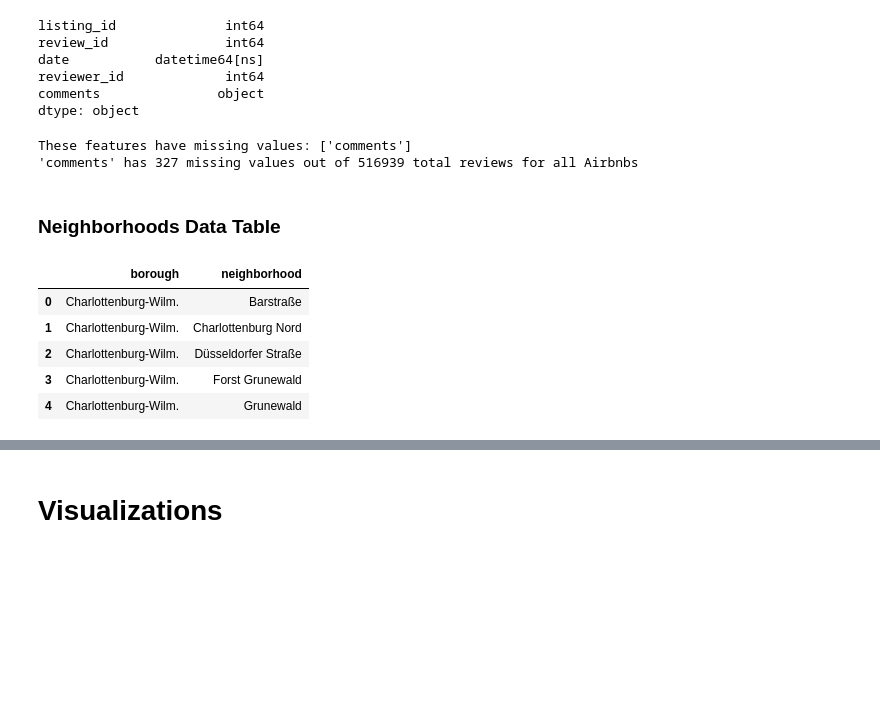
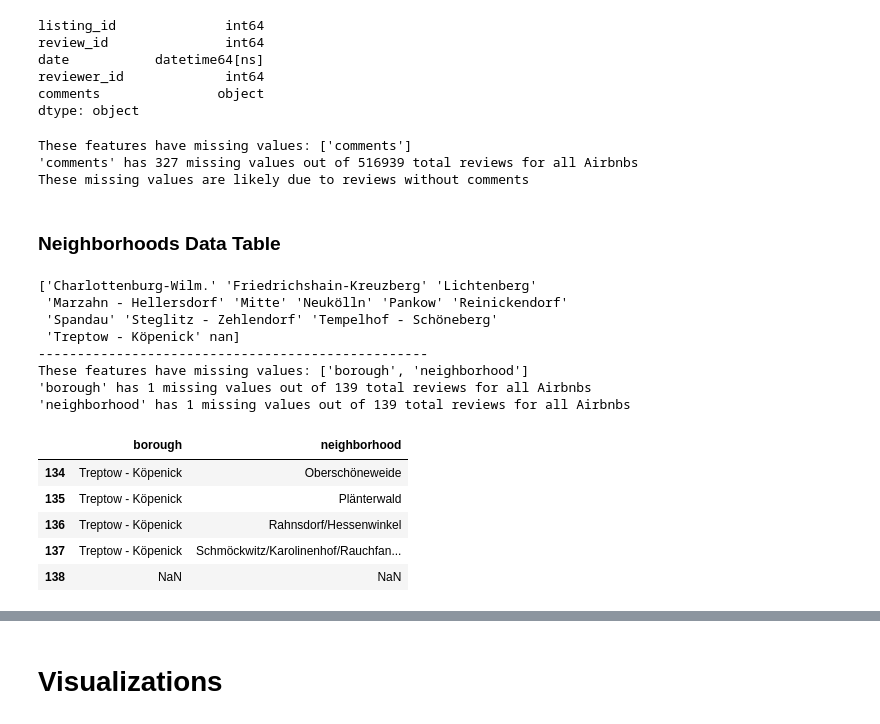
Before and after one commit to alexcerce/Berlin_Airbnb, a Jupyter notebook: Airbnb_Berlin_Main.ipynb, the cells around one changed output, grey strips where cells are left out. Drawn from its saved outputs; the diff is of its cells as text; code cells hidden in the pictures; blank space fills up the shorter version.

```diff
--- a/Airbnb_Berlin_Main.ipynb
+++ b/Airbnb_Berlin_Main.ipynb
@@ -375,19 +380,42 @@ reviews_missingvalues_df=reviews[reviews.isna().any(axis=1)]    #dataframe conta
 reviews_missingvalues_columns=reviews.columns[reviews.isna().any()].tolist()  #list of columns with missing values
 print('These features have missing values:',reviews_missingvalues_columns)
 print('\'comments\' has',reviews['comments'].isna().sum(),'missing values out of',reviews.shape[0],'total reviews for all Airbnbs')
+print('These missing values are likely due to reviews without comments')
 # %% [output]
 These features have missing values: ['comments']
 'comments' has 327 missing values out of 516939 total reviews for all Airbnbs
+These missing values are likely due to reviews without comments
 # %% [markdown]
 ### Neighborhoods Data Table
-# %%
-#Table which indicates the borough which each neighborhood belongs to
-neighborhoods.columns = ['borough', 'neighborhood']   #rename columns
-neighborhoods.head()
-# %% [output]
-|  | borough | neighborhood |
-| 0 | Charlottenburg-Wilm. | Barstraße |
-| 1 | Charlottenburg-Wilm. | Charlottenburg Nord |
-| 2 | Charlottenburg-Wilm. | Düsseldorfer Straße |
-| 3 | Charlottenburg-Wilm. | Forst Grunewald |
-| 4 | Charlottenburg-Wilm. | Grunewald |
+# %%
+#Table which indicates the borough which each neighborhood belongs to
+neighborhoods.columns = ['borough', 'neighborhood']   #rename columns
+print(neighborhoods['borough'].unique())
+print('-'*50)
+#missing vaLues
+neighborhoods_missingvalues_df=neighborhoods[neighborhoods.isna().any(axis=1)]    #dataframe containing only rows with any missing values
+neighborhoods_missingvalues_columns=neighborhoods.columns[neighborhoods.isna().any()].tolist()  #list of columns with missing values
+print('These features have missing values:',neighborhoods_missingvalues_columns)
+print('\'borough\' has',neighborhoods['borough'].isna().sum(),'missing values out of',neighborhoods.shape[0],'total reviews for all Airbnbs')
+print('\'neighborhood\' has',neighborhoods['neighborhood'].isna().sum(),'missing values out of',neighborhoods.shape[0],'total reviews for all Airbnbs')
+#one row consists of only NAN values. I will simply remove this row
+
+
+
+
+neighborhoods.tail()
+# %% [output]
+['Charlottenburg-Wilm.' 'Friedrichshain-Kreuzberg' 'Lichtenberg'
+ 'Marzahn - Hellersdorf' 'Mitte' 'Neukölln' 'Pankow' 'Reinickendorf'
+ 'Spandau' 'Steglitz - Zehlendorf' 'Tempelhof - Schöneberg'
+ 'Treptow - Köpenick' nan]
+--------------------------------------------------
+These features have missing values: ['borough', 'neighborhood']
+'borough' has 1 missing values out of 139 total reviews for all Airbnbs
+'neighborhood' has 1 missing values out of 139 total reviews for all Airbnbs
+|  | borough | neighborhood |
+| 134 | Treptow - Köpenick | Oberschöneweide |
+| 135 | Treptow - Köpenick | Plänterwald |
+| 136 | Treptow - Köpenick | Rahnsdorf/Hessenwinkel |
+| 137 | Treptow - Köpenick | Schmöckwitz/Karolinenhof/Rauchfan... |
+| 138 | NaN | NaN |
```
Also changed, not shown: parts of 13 cells of this notebook.
